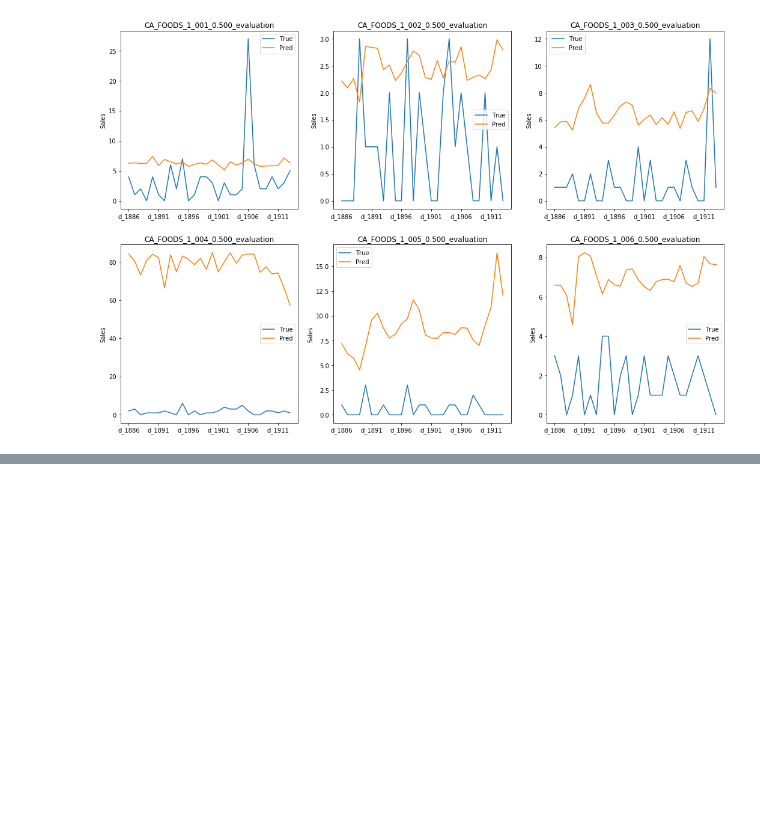
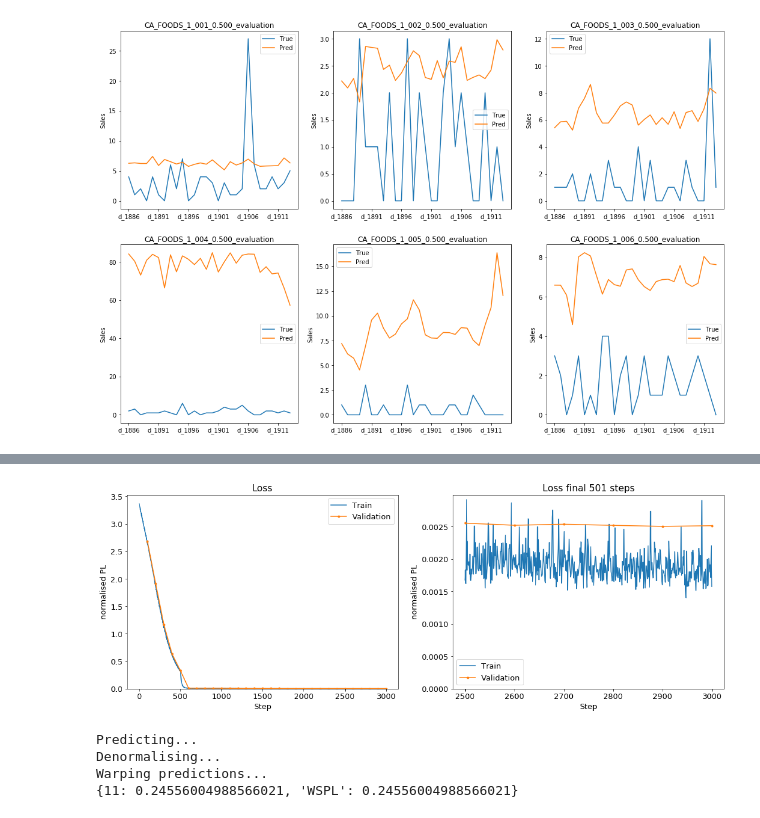
Before and after one commit to joeranbosma/M5Forecast, a Jupyter notebook: uncertainty/hyper_opt/mlp_level_11.ipynb, the cells around one changed output, grey strips where cells are left out. Cells and saved outputs as stored; diff of their text form; code cells hidden in the pictures; blank space fills up the shorter version.

```diff
--- a/uncertainty/hyper_opt/mlp_level_11.ipynb
+++ b/uncertainty/hyper_opt/mlp_level_11.ipynb
@@ -243,0 +264,13 @@ model.save(model_dir + 'baseline_dist_best_spl.h5')
+# %%
+lr_list = [2e-3, 3e-3, 1e-3]
+
+for lr_block in lr_list:
+    # set lr (without recompiling and losing momentum)
+    def lr_scheduler(epoch, lr):
+        return lr_block
+    lr_callback = LearningRateScheduler(lr_scheduler, verbose=1)
+
+    # train model
+    history = model.fit(train_batch_creator.flow(), epochs=5, steps_per_epoch=100,
+                        validation_data=val_batch_creator.flow(), validation_steps=val_batch_creator.__len__(),
+                        callbacks=[lr_callback, logger, WandbCallback()])
@@ -243,0 +279,11 @@ model.save(model_dir + 'baseline_dist_best_spl.h5')
+# %%
+logger.plot()
+# calculate WSPL and save metrics
+metrics, df = evaluate_model(model, ref, val_batch_creator, calendar, quantiles, data_dir, level, verbose=False)
+print(metrics)
+# %% [output]
+[figure, added]
+Predicting...
+Denormalising...
+Warping predictions...
+{11: 0.24556004988566021, 'WSPL': 0.24556004988566021}
```
Also changed, not shown: parts of 11 cells of this notebook, 5 other files.
